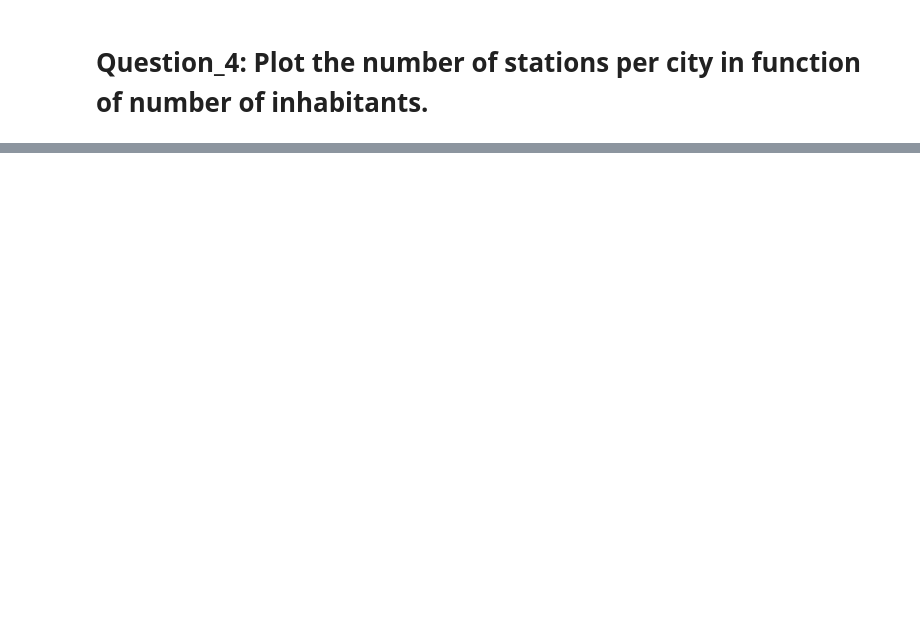
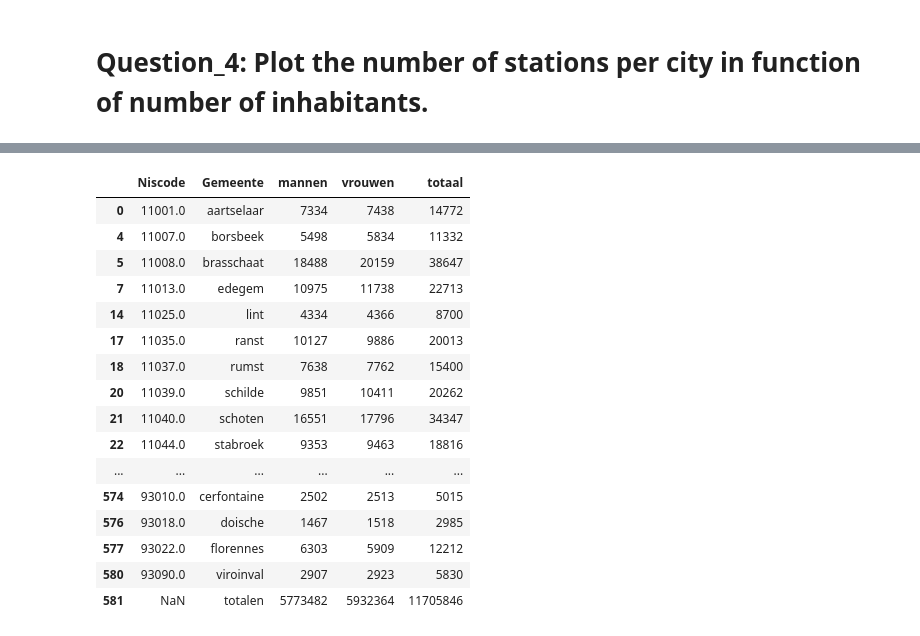
Before and after one commit to Seoyangsam/ACRM, a Jupyter notebook: src/Q4wrong.ipynb, the cells around one changed output, grey strips where cells are left out. Saved outputs shown, nothing was run; the diff lists cells and outputs as text; code cells hidden in the pictures; blank space fills up the shorter version.

```diff
--- a/src/Q4wrong.ipynb
+++ b/src/Q4wrong.ipynb
@@ -108,0 +116,20 @@ facilities[~facilities["city"].isin(inhabitants_per_city["Gemeente"])]
+# %%
+inhabitants_per_city[~inhabitants_per_city["Gemeente"].isin(facilities["city"])]
+# %% [output]
+|  | Niscode | Gemeente | mannen | vrouwen | totaal |
+| 0 | 11001.0 | aartselaar | 7334 | 7438 | 14772 |
+| 4 | 11007.0 | borsbeek | 5498 | 5834 | 11332 |
+| 5 | 11008.0 | brasschaat | 18488 | 20159 | 38647 |
+| 7 | 11013.0 | edegem | 10975 | 11738 | 22713 |
+| 14 | 11025.0 | lint | 4334 | 4366 | 8700 |
+| 17 | 11035.0 | ranst | 10127 | 9886 | 20013 |
+| 18 | 11037.0 | rumst | 7638 | 7762 | 15400 |
+| 20 | 11039.0 | schilde | 9851 | 10411 | 20262 |
+| 21 | 11040.0 | schoten | 16551 | 17796 | 34347 |
+| 22 | 11044.0 | stabroek | 9353 | 9463 | 18816 |
+| ... | ... | ... | ... | ... | ... |
+| 574 | 93010.0 | cerfontaine | 2502 | 2513 | 5015 |
+| 576 | 93018.0 | doische | 1467 | 1518 | 2985 |
+| 577 | 93022.0 | florennes | 6303 | 5909 | 12212 |
+| 580 | 93090.0 | viroinval | 2907 | 2923 | 5830 |
+| 581 | NaN | totalen | 5773482 | 5932364 | 11705846 |
```
Also changed, not shown: parts of 8 cells of this notebook, 6 other files.
